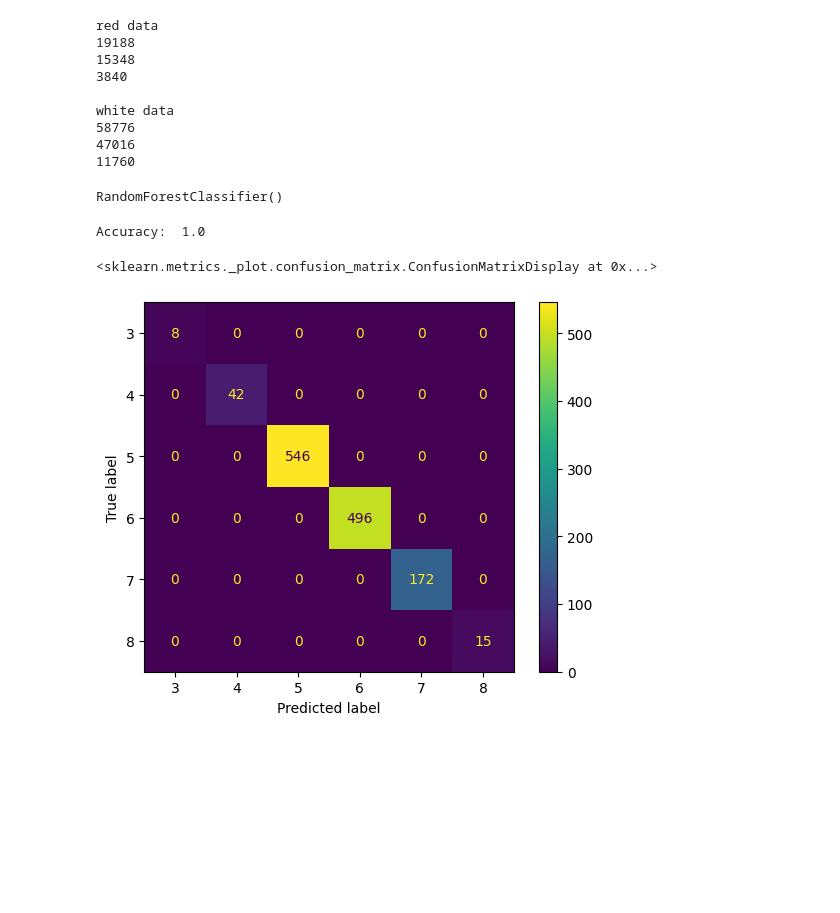
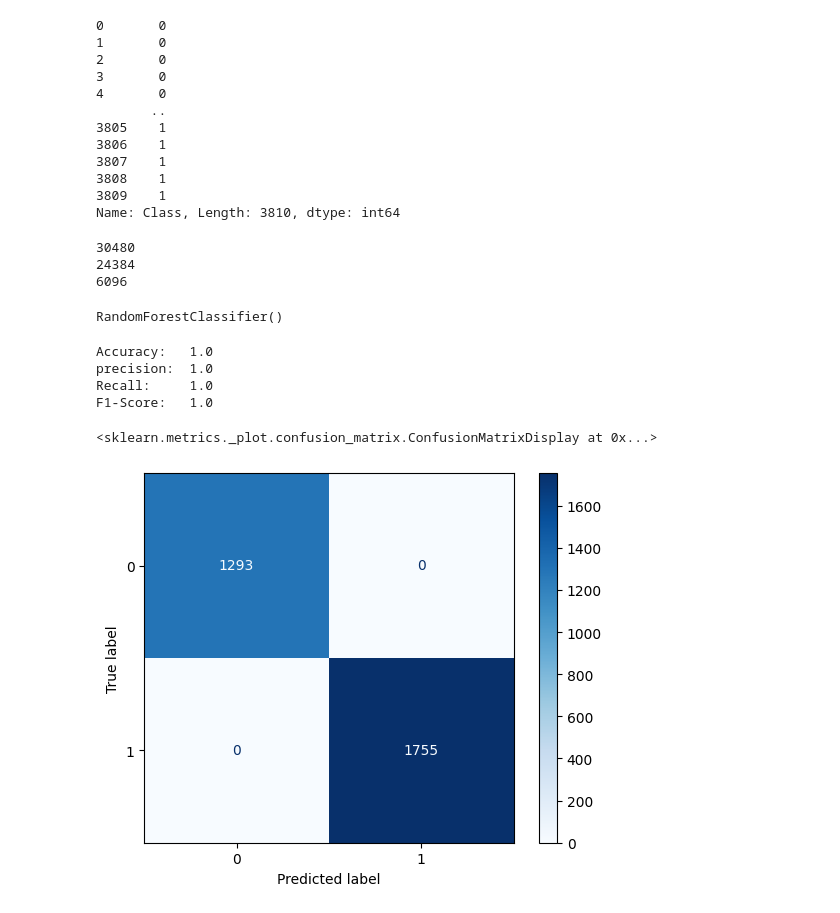
Before and after one commit to KelanMorgan0/4th-Year-Machine-Learning-Random-Forest, a Jupyter notebook: RandomForrest.ipynb, the cells around one changed output. Saved outputs shown, nothing was run; the diff lists cells and outputs as text; code cells hidden in the pictures; blank space fills up the shorter version.

Commit message:
change the database to check rice type

```diff
--- a/RandomForrest.ipynb
+++ b/RandomForrest.ipynb
@@ -21,10 +24,8 @@ from sklearn import metrics
 # %%
 # Get data from csv file
 
-red_data = pd.read_csv("wine+quality/winequality-red.csv", sep = ";", header = 0)
-white_data = pd.read_csv("wine+quality/winequality-white.csv", sep = ";", header = 0)
+rice_data = arff.loadarff("Data/Rice_Cammeo_Osmancik.arff")
+rice_data = pd.DataFrame(rice_data[0])
 
-print(red_data.columns)
-print(red_data.values)
-print(white_data.values)
+print(rice_data)
 # %% [output]
@@ -49,54 +49,69 @@ Index(['fixed acidity', 'volatile acidity', 'citric acid', 'residual sugar',
 # %%
 # Clean data
+
+rice_data['Class'] = LabelEncoder().fit_transform(rice_data['Class'])
+print (rice_data['Class'])
+# %% [output]
+0       0
+1       0
+2       0
+3       0
+4       0
+       ..
+3805    1
+3806    1
+3807    1
+3808    1
+3809    1
+Name: Class, Length: 3810, dtype: int64
 # %%
 # Split test data from training data
 
-red_training_data, red_test_data = train_test_split(red_data, test_size = 0.2, random_state = 0)
-white_training_data, white_test_data = train_test_split(white_data, test_size = 0.2, random_state = 0)
+training_data, test_data = train_test_split(rice_data, test_size = 0.2, random_state = 0)
 
-print("red data")
-print(red_data.size)
-print(red_training_data.size)
-print(red_test_data.size)
-print()
-print("white data")
-print(white_data.size)
-print(white_training_data.size)
-print(white_test_data.size)
+print(rice_data.size)
+print(training_data.size)
+print(test_data.size)
 # %% [output]
-red data
-19188
-15348
-3840
-
-white data
-58776
-47016
-11760
+30480
+24384
+6096
 # %%
 # create decision tree
 
 random_forest = RandomForestClassifier()
 
+# test data
+features_train = training_data.drop('Class', axis=1)
+
+# Target data
+target_train = training_data['Class']
+
 # fit red data to random forest by splitting the values (data for testing, actual result)
-random_forest.fit(red_training_data.drop('quality', axis=1), red_training_data["quality"])
+random_forest.fit(features_train, target_train)
 # %% [output]
 RandomForestClassifier()
 # %%
 # Show confusion matrix
 
-actual = red_training_data['quality']
-prediction = random_forest.predict(red_training_data.drop('quality', axis=1))
+actual = target_train
+prediction = random_forest.predict(features_train)
 
 cm = confusion_matrix(actual, prediction)
 
 display_labels = np.unique(actual)
 
 display = metrics.ConfusionMatrixDisplay(confusion_matrix = cm, display_labels = display_labels)
-print("Accuracy: ", accuracy_score(prediction, actual))
+print("Accuracy:  ", accuracy_score(prediction, actual))
+print("precision: ", precision_score(prediction, actual))
+print("Recall:    ", recall_score(prediction, actual))
+print("F1-Score:  ", f1_score(prediction, actual))
 
-display.plot()
+display.plot(cmap='Blues')
 # %% [output]
-Accuracy:  1.0
+Accuracy:   1.0
+precision:  1.0
+Recall:     1.0
+F1-Score:   1.0
 <sklearn.metrics._plot.confusion_matrix.ConfusionMatrixDisplay at 0x...>
-[figure, old version]
+[figure, new version]
```
Also changed, not shown: parts of 3 cells of this notebook, 4 other files.
